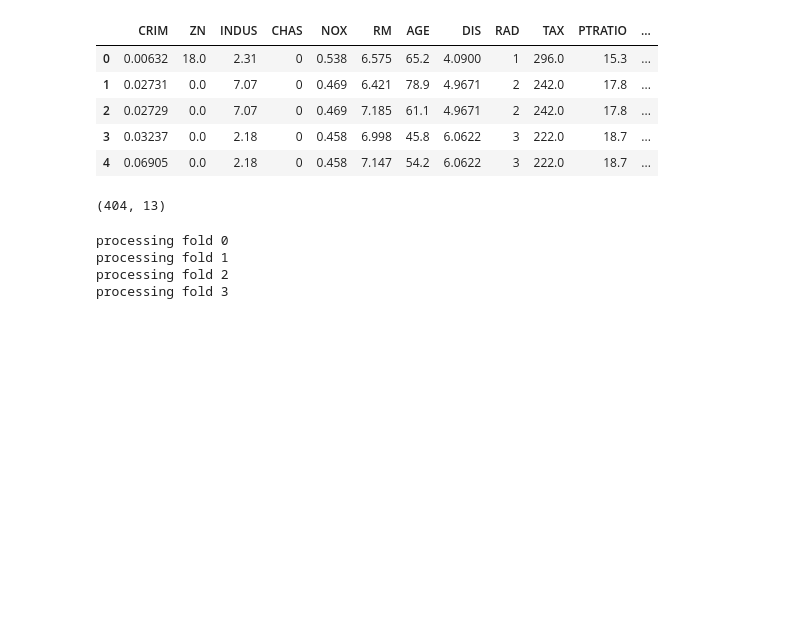
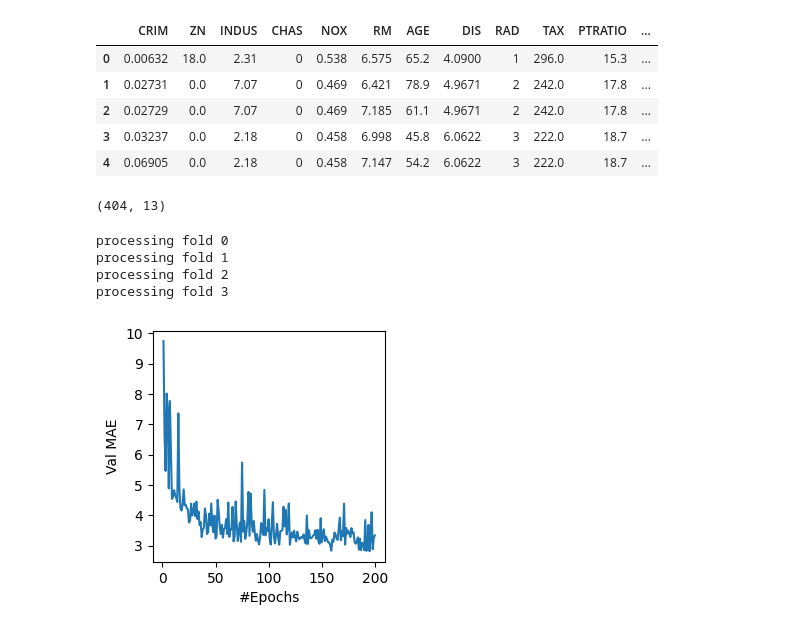
Before and after one commit to HP3-16/machine-learning-projects, a Jupyter notebook: boston-house-price-pred/boston.ipynb, the cells around one changed output. Saved outputs shown, nothing was run; the diff lists cells and outputs as text; code cells hidden in the pictures; blank space fills up the shorter version.

```diff
--- a/boston-house-price-pred/boston.ipynb
+++ b/boston-house-price-pred/boston.ipynb
@@ -82,3 +82,12 @@ mae_history = history.history['val_mae']
 scores.append(mae_history)
 # %%
 avg_mae = [np.mean([x[i] for x in scores]) for i in range(num_epochs)]
+# %%
+mae_range = range(1,1+len(avg_mae))
+plt.figure(figsize=(3,3))
+plt.plot(mae_range,avg_mae)
+plt.xlabel("#Epochs")
+plt.ylabel("Val MAE")
+plt.show()
+# %% [output]
+[figure, added]
```
Also changed, not shown: parts of 3 cells of this notebook.
